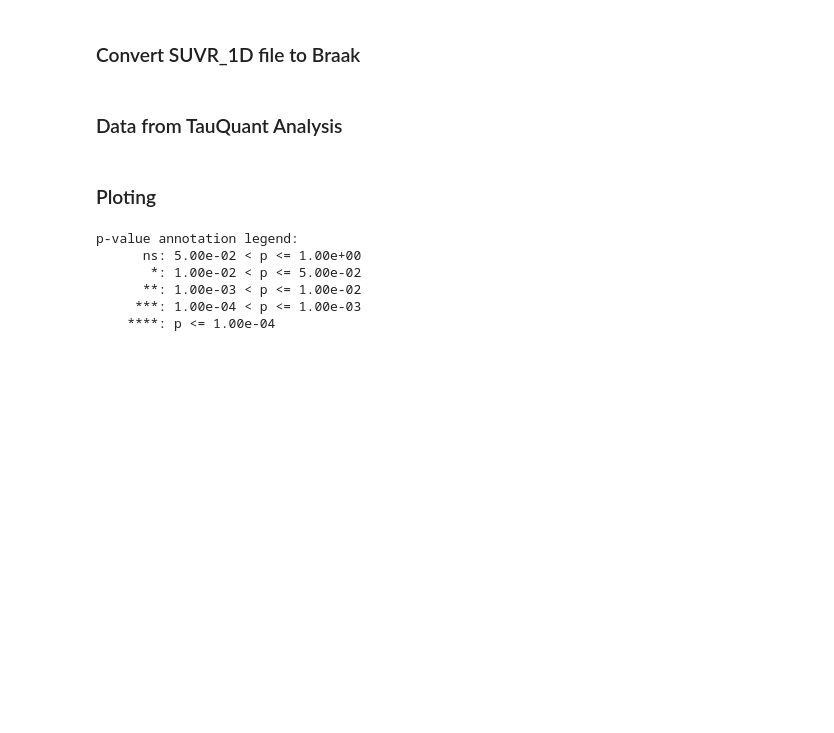
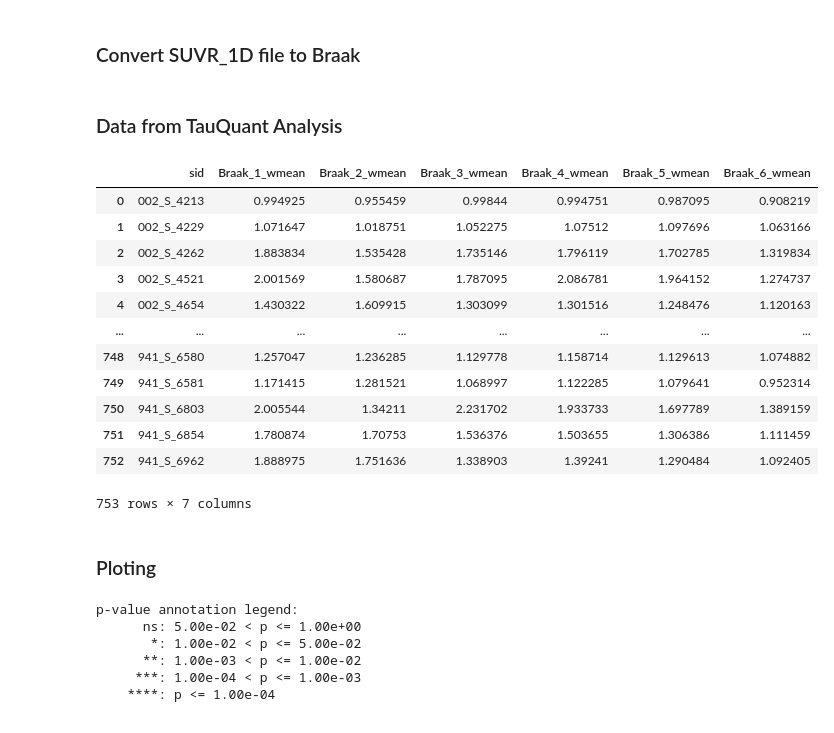
Before and after one commit to fvfarahani/farzad, a Jupyter notebook: farzad.ipynb, the cells around one changed output. Drawn from its saved outputs; the diff is of its cells as text; code cells hidden in the pictures; blank space fills up the shorter version.

```diff
--- a/farzad.ipynb
+++ b/farzad.ipynb
@@ -15,10 +15,10 @@ from statannotations.Annotator import Annotator
 # %% [markdown]
 ### Data Path
 # %%
-path_data = '/domino/edv/nfs-pvc/taupet/'
+data_path = '/domino/edv/nfs-pvc/taupet/'
 study_name = 'ADNIpet'
 output_proc = 'Proc.domino.v1'
-file_to_read = '/best/1Dstats/aparc.a2009s+aseg_rank.al.mid.PET.SUV.T807.BL.al.mid.Cerebellum.cortex.suvr.avg.stats.1D'
+file_to_read = '/best/1Dstats/aparc+aseg_rank.al.mid.PET.SUV.T807.BL.al.mid.Cerebellum.cortex.suvr.avg.stats.1D'
 # %% [markdown]
 ### Reading the Diagnosis File
 # %%
@@ -201,18 +217,34 @@ Braak_areas_list = list(itertools.chain.from_iterable(list(Braak_areas.values())
 ### Data from TauQuant Analysis
 # %%
 tmp =[]
-proc_path = path_data + study_name + '/' + output_proc + '/'
-suvr_1d = '/best/1Dstats/aparc+aseg_rank.al.mid.PET.SUV.T807.BL.al.mid.Cerebellum.cortex.suvr.avg.stats.1D'
+proc_path = data_path + study_name + '/' + output_proc + '/'
+
 for sid in tqdm(subject_ids):
     # reading individual braak data
-    subj_data= suvr_1d_to_braak(proc_path = proc_path,
+    subj_data = suvr_1d_to_braak(proc_path = proc_path,
                                 sid = sid ,
-                                file_to_read = suvr_1d)
+                                file_to_read = file_to_read)
     # add to temporal list
     tmp.append(subj_data)
 
 # merge all data
 group_roi_suvr = pd.concat(tmp).reset_index(drop=True).dropna()
+# %%
+group_roi_suvr
+# %% [output]
+|  | sid | Braak_1_wmean | Braak_2_wmean | Braak_3_wmean | Braak_4_wmean | Braak_5_wmean | Braak_6_wmean |
+| 0 | 002_S_4213 | 0.994925 | 0.955459 | 0.99844 | 0.994751 | 0.987095 | 0.908219 |
+| 1 | 002_S_4229 | 1.071647 | 1.018751 | 1.052275 | 1.07512 | 1.097696 | 1.063166 |
+| 2 | 002_S_4262 | 1.883834 | 1.535428 | 1.735146 | 1.796119 | 1.702785 | 1.319834 |
+| 3 | 002_S_4521 | 2.001569 | 1.580687 | 1.787095 | 2.086781 | 1.964152 | 1.274737 |
+| 4 | 002_S_4654 | 1.430322 | 1.609915 | 1.303099 | 1.301516 | 1.248476 | 1.120163 |
+| ... | ... | ... | ... | ... | ... | ... | ... |
+| 748 | 941_S_6580 | 1.257047 | 1.236285 | 1.129778 | 1.158714 | 1.129613 | 1.074882 |
+| 749 | 941_S_6581 | 1.171415 | 1.281521 | 1.068997 | 1.122285 | 1.079641 | 0.952314 |
+| 750 | 941_S_6803 | 2.005544 | 1.34211 | 2.231702 | 1.933733 | 1.697789 | 1.389159 |
+| 751 | 941_S_6854 | 1.780874 | 1.70753 | 1.536376 | 1.503655 | 1.306386 | 1.111459 |
+| 752 | 941_S_6962 | 1.888975 | 1.751636 | 1.338903 | 1.39241 | 1.290484 | 1.092405 |
+753 rows × 7 columns
 # %% [markdown]
 ### Ploting
 # %%
```
Also changed, not shown: parts of 2 cells of this notebook.
